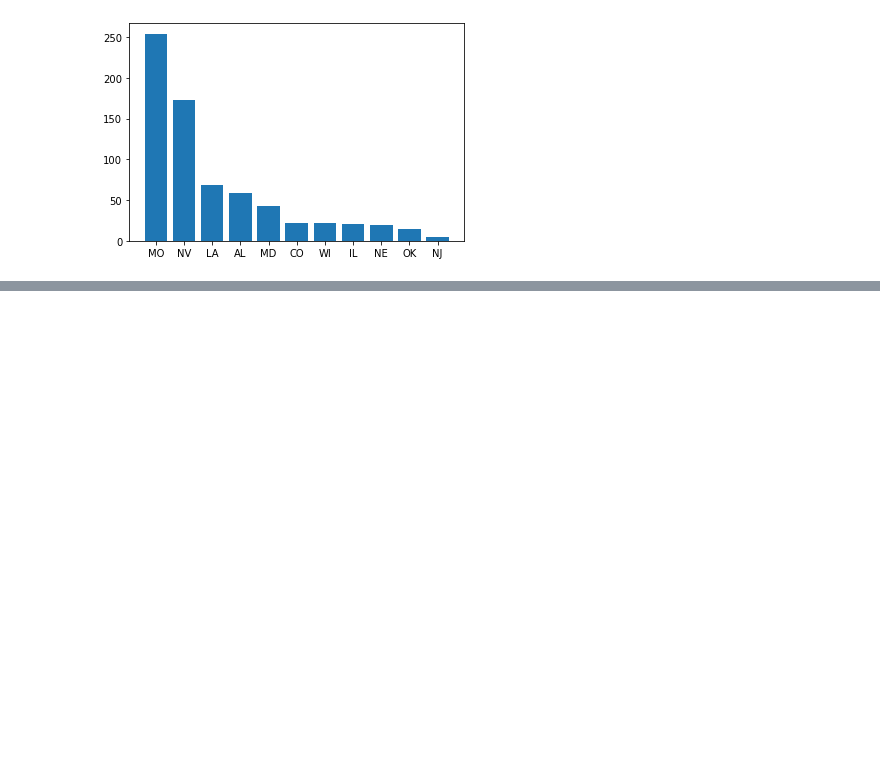
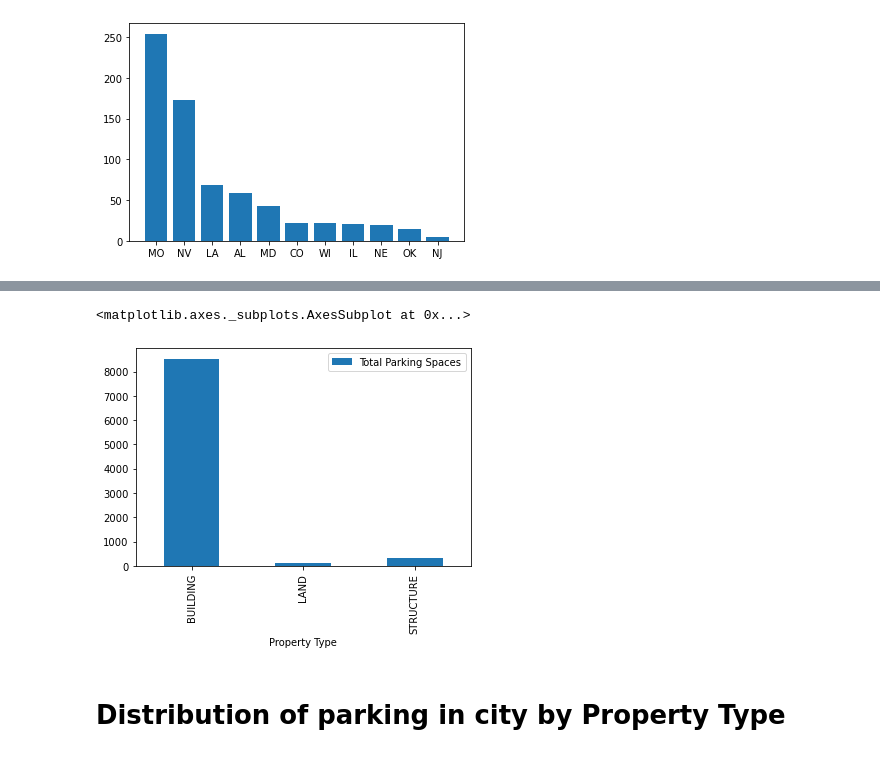
Before and after one commit to a-pamukuntla/Parking-Analysis, a Jupyter notebook: Parking EDA.ipynb, the cells around one changed output, grey strips where cells are left out. Drawn from its saved outputs; the diff is of its cells as text; code cells hidden in the pictures; blank space fills up the shorter version.

```diff
--- a/Parking EDA.ipynb
+++ b/Parking EDA.ipynb
@@ -158,0 +265,3 @@ plt.bar(excess_parking_sorted.index, excess_parking_sorted.values)
+# %%
+active_parking = pd.pivot_table(parking[parking['Bldg Status']=="ACTIVE"], index = 'Property Type', values = "Total Parking Spaces",aggfunc = 'count' )
+active_parking
@@ -158,0 +274,7 @@ plt.bar(excess_parking_sorted.index, excess_parking_sorted.values)
+# %%
+active_parking.plot(kind='bar')
+# %% [output]
+<matplotlib.axes._subplots.AxesSubplot at 0x...>
+[figure, added]
+# %% [markdown]
+# Distribution of parking in city by Property Type
```
Also changed, not shown: parts of 35 cells of this notebook.
